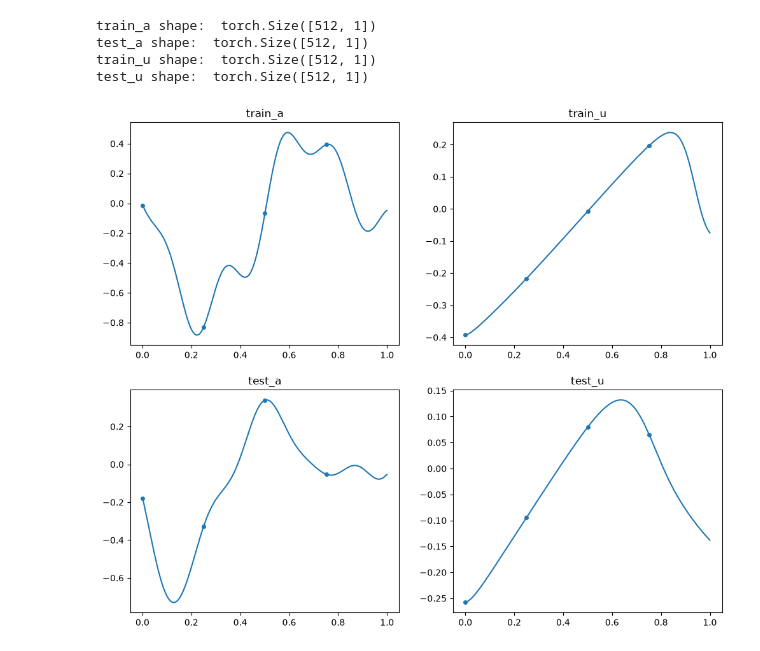
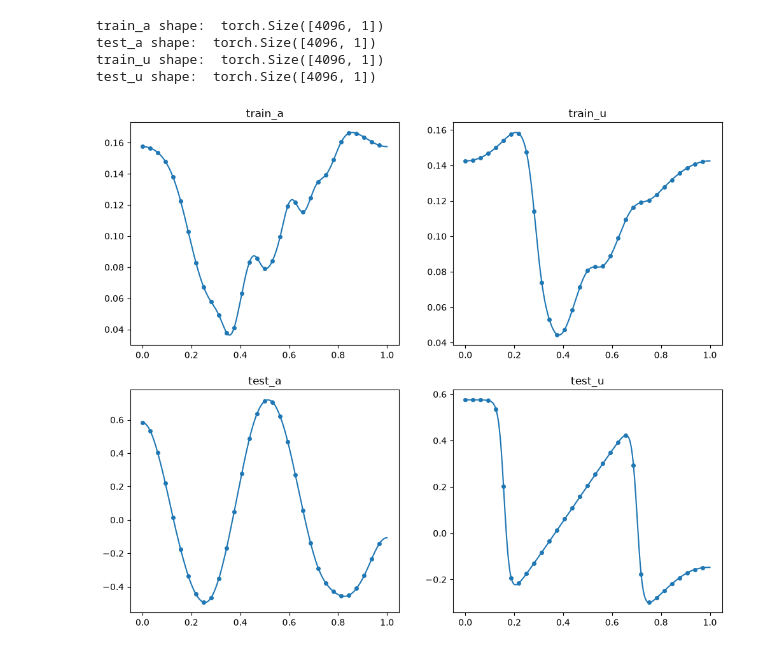
Before and after one commit to jens-nielsen/UltraNet, a Jupyter notebook: data_inspector.ipynb, the cells around one changed output. Drawn from its saved outputs; the diff is of its cells as text; code cells hidden in the pictures.

Commit message:
burger npp

```diff
--- a/data_inspector.ipynb
+++ b/data_inspector.ipynb
@@ -7,7 +7,7 @@ import numpy as np
 def visualize_data(data_type: DataType, cheby:bool, train_a, test_a, train_u, test_u):
 
     # Burgers Plot
-    if data_type == DataType.BURGERS or data_type == DataType.BURGERS_PERIODIC or data_type == DataType.BURGERS_PSROBIN:
+    if data_config_map[data_type].d == 1:
 
         # Establish figure subplots and titles
         fig, axs = plt.subplots(2, 2, figsize=(12, 10))
@@ -64,29 +64,29 @@ def visualize_data(data_type: DataType, cheby:bool, train_a, test_a, train_u, te
 
     plt.show()
 # %%
-data_type = DataType.BURGERS_PSROBIN
+data_type = DataType.BURGERS_PERIODIC_NEUMANN
 cheby = False
 
 data_config = data_config_map.get(data_type)
 pth = data_config.pth if cheby is False else data_config.cheby_pth
 
 data = torch.load(pth, mmap=True)
 
 train_a, test_a = data["a"][0], data["a"][-1]
 train_u, test_u = data["u"][0], data["u"][-1]
 
 print("train_a shape: ", train_a.shape)
 print("test_a shape: ", test_a.shape)
 print("train_u shape: ", train_u.shape)
 print("test_u shape: ", test_u.shape)
 
 visualize_data(data_type=data_type, cheby=cheby, train_a=train_a, train_u=train_u, test_a=test_a, test_u=test_u)
 # %% [output]
-train_a shape:  torch.Size([512, 1])
-test_a shape:  torch.Size([512, 1])
-train_u shape:  torch.Size([512, 1])
-test_u shape:  torch.Size([512, 1])
+train_a shape:  torch.Size([4096, 1])
+test_a shape:  torch.Size([4096, 1])
+train_u shape:  torch.Size([4096, 1])
+test_u shape:  torch.Size([4096, 1])
-[figure, old version]
+[figure, new version]
 # %%
 def visualize_cgl_vs_unif(data_type: DataType, unif_a, unif_u, cgl_a, cgl_u):
     if data_type == DataType.BURGERS:
```
Also changed, not shown: parts of 1 cell of this notebook, 2 other files.
